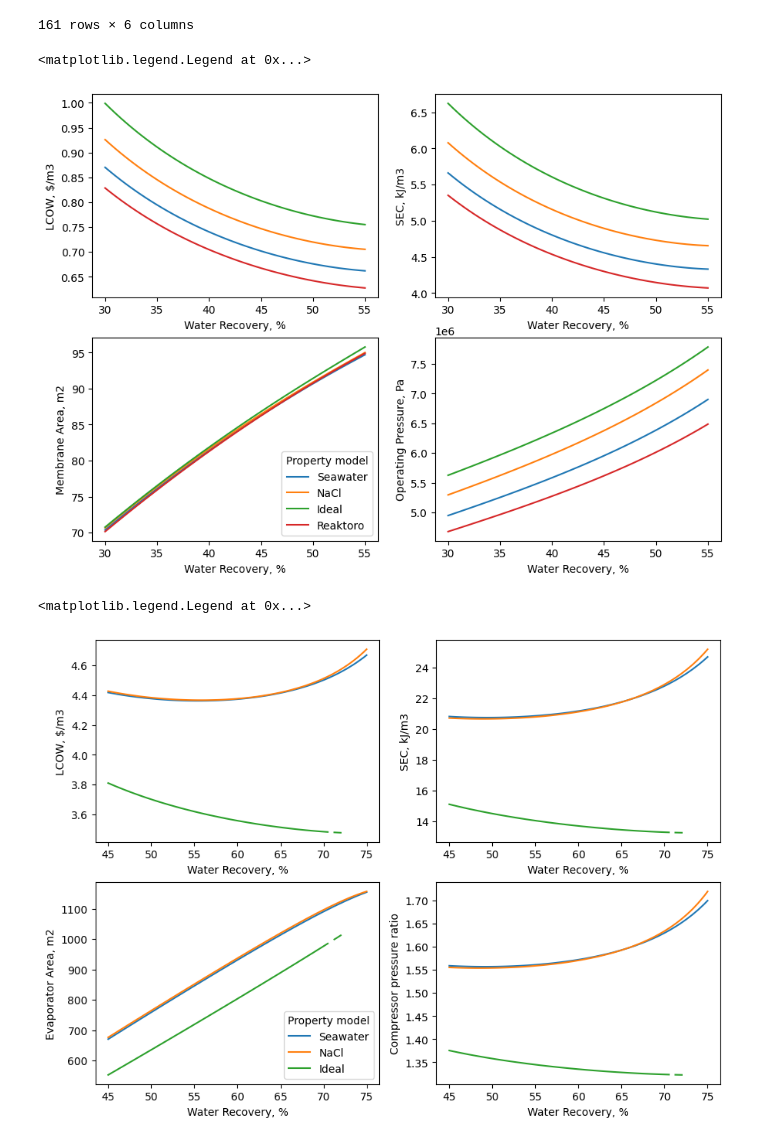
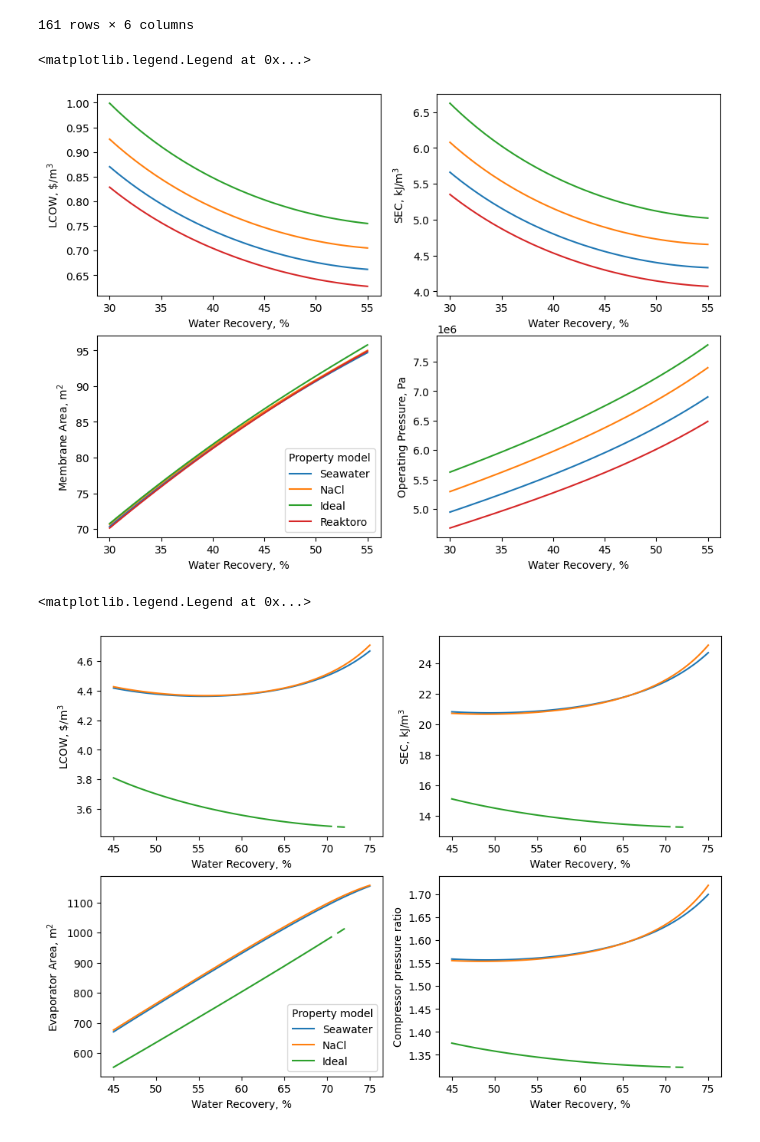
Before and after one commit to savannahsakhai/watertap, a Jupyter notebook: watertap/flowsheets/property_analysis/plotting.ipynb, the cells around one changed output. Drawn from its saved outputs; the diff is of its cells as text; code cells hidden in the pictures.

Commit message:
plotting update

```diff
--- a/watertap/flowsheets/property_analysis/plotting.ipynb
+++ b/watertap/flowsheets/property_analysis/plotting.ipynb
@@ -39,7 +39,7 @@ axs[0,0].plot(data_RO_simple['# Water Recovery']*100, data_RO_simple['LCOW'])
 axs[0,0].plot(data_RO_reatoro['# Water Recovery']*100, data_RO_reatoro['LCOW'])
 # axs[0,0].legend(["Seawater","NaCl","Ideal"],title="Property model")
 axs[0,0].set_xlabel("Water Recovery, %")
-axs[0,0].set_ylabel("LCOW, $/m3")
+axs[0,0].set_ylabel("LCOW, $\$$/m$^3$")
 
 axs[0,1].plot(data_RO_seawater['# Water Recovery']*100, data_RO_seawater['SEC'])
 axs[0,1].plot(data_RO_nacl['# Water Recovery']*100, data_RO_nacl['SEC'])
@@ -47,7 +47,7 @@ axs[0,1].plot(data_RO_simple['# Water Recovery']*100, data_RO_simple['SEC'])
 axs[0,1].plot(data_RO_reatoro['# Water Recovery']*100, data_RO_reatoro['SEC'])
 # axs[0,1].legend(["Seawater","NaCl","Ideal"],title="Property model")
 axs[0,1].set_xlabel("Water Recovery, %")
-axs[0,1].set_ylabel("SEC, kJ/m3")
+axs[0,1].set_ylabel("SEC, kJ/m$^{3}$")
 
 axs[1,0].plot(data_RO_seawater['# Water Recovery']*100, data_RO_seawater['Membrane Area'])
 axs[1,0].plot(data_RO_nacl['# Water Recovery']*100, data_RO_nacl['Membrane Area'])
@@ -55,7 +55,7 @@ axs[1,0].plot(data_RO_simple['# Water Recovery']*100, data_RO_simple['Membrane A
 axs[1,0].plot(data_RO_reatoro['# Water Recovery']*100, data_RO_reatoro['Membrane Area'])
 # axs[1,0].legend(["Seawater","NaCl","Ideal"],title="Property model")
 axs[1,0].set_xlabel("Water Recovery, %")
-axs[1,0].set_ylabel("Membrane Area, m2")
+axs[1,0].set_ylabel("Membrane Area, m$^{2}$")
 
 axs[1,1].plot(data_RO_seawater['# Water Recovery']*100, data_RO_seawater['Operating Pressure'])
 axs[1,1].plot(data_RO_nacl['# Water Recovery']*100, data_RO_nacl['Operating Pressure'])
@@ -68,7 +68,7 @@ axs[1,1].set_ylabel("Operating Pressure, Pa")
 axs[1,0].legend(["Seawater","NaCl","Ideal","Reaktoro"],title="Property model", loc="lower right")
 # %% [output]
 <matplotlib.legend.Legend at 0x...>
-[figure, old version]
+[figure, new version]
 # %%
 fig, axs = plt.subplots(ncols=2, nrows=2, figsize=(3.5*3, 2.5*3))
 
@@ -90,7 +90,7 @@ axs[0,0].plot(data_MVC_nacl_hi['# Water Recovery']*100, data_MVC_nacl_hi['LCOW']
 axs[0,0].plot(data_MVC_simple_hi['# Water Recovery']*100, data_MVC_simple_hi['LCOW'])
 
 axs[0,0].set_xlabel("Water Recovery, %")
-axs[0,0].set_ylabel("LCOW, $/m3")
+axs[0,0].set_ylabel("LCOW, $\$$/m$^3$")
 
 # axs[0,1].plot(data_MVC_seawater_low['# Water Recovery']*100, data_MVC_seawater_low['SEC'])
 axs[0,1].plot(data_MVC_seawater_hi['# Water Recovery']*100, data_MVC_seawater_hi['SEC'])
@@ -102,33 +102,33 @@ axs[0,1].plot(data_MVC_nacl_hi['# Water Recovery']*100, data_MVC_nacl_hi['SEC'])
 axs[0,1].plot(data_MVC_simple_hi['# Water Recovery']*100, data_MVC_simple_hi['SEC'])
 
 axs[0,1].set_xlabel("Water Recovery, %")
-axs[0,1].set_ylabel("SEC, kJ/m3")
+axs[0,1].set_ylabel("SEC, kJ/m$^{3}$")
 
 # axs[1,0].plot(data_MVC_seawater_low['# Water Recovery']*100, data_MVC_seawater_low['Evaporator area'])
 axs[1,0].plot(data_MVC_seawater_hi['# Water Recovery']*100, data_MVC_seawater_hi['Evaporator area'])
 
 # axs[1,0].plot(data_MVC_nacl_low['# Water Recovery']*100, data_MVC_nacl_low['Evaporator area'])
 axs[1,0].plot(data_MVC_nacl_hi['# Water Recovery']*100, data_MVC_nacl_hi['Evaporator area'])
 
 # axs[1,0].plot(data_MVC_simple_low['# Water Recovery']*100, data_MVC_simple_low['Evaporator area'])
 axs[1,0].plot(data_MVC_simple_hi['# Water Recovery']*100, data_MVC_simple_hi['Evaporator area'])
 
 axs[1,0].set_xlabel("Water Recovery, %")
-axs[1,0].set_ylabel("Evaporator Area, m2")
+axs[1,0].set_ylabel("Evaporator Area, m$^{2}$")
 
 # axs[1,1].plot(data_MVC_seawater_low['# Water Recovery']*100, data_MVC_seawater_low['Compressor pressure ratio'])
 axs[1,1].plot(data_MVC_seawater_hi['# Water Recovery']*100, data_MVC_seawater_hi['Compressor pressure ratio'])
 
 # axs[1,1].plot(data_MVC_nacl_low['# Water Recovery']*100, data_MVC_nacl_low['Compressor pressure ratio'])
 axs[1,1].plot(data_MVC_nacl_hi['# Water Recovery']*100, data_MVC_nacl_hi['Compressor pressure ratio'])
 
 # axs[1,1].plot(data_MVC_simple_low['# Water Recovery']*100, data_MVC_simple_low['Compressor pressure ratio'])
 axs[1,1].plot(data_MVC_simple_hi['# Water Recovery']*100, data_MVC_simple_hi['Compressor pressure ratio'])
 
 axs[1,1].set_xlabel("Water Recovery, %")
 axs[1,1].set_ylabel("Compressor pressure ratio")
 
 axs[1,0].legend(["Seawater","NaCl","Ideal"],title="Property model", loc="lower right")
 # %% [output]
 <matplotlib.legend.Legend at 0x...>
-[figure, old version]
+[figure, new version]
```
Also changed, not shown: 18 other files.
